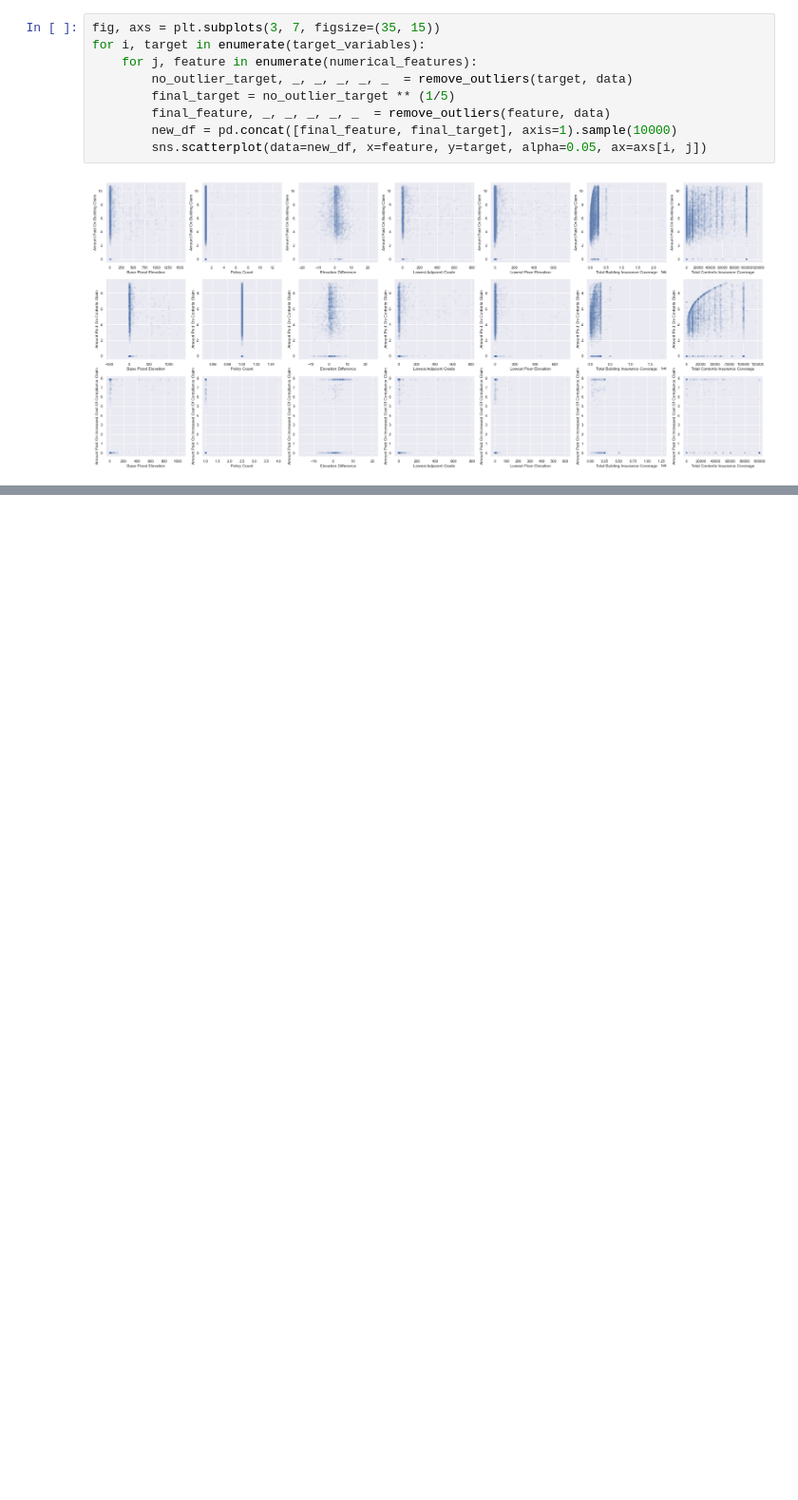
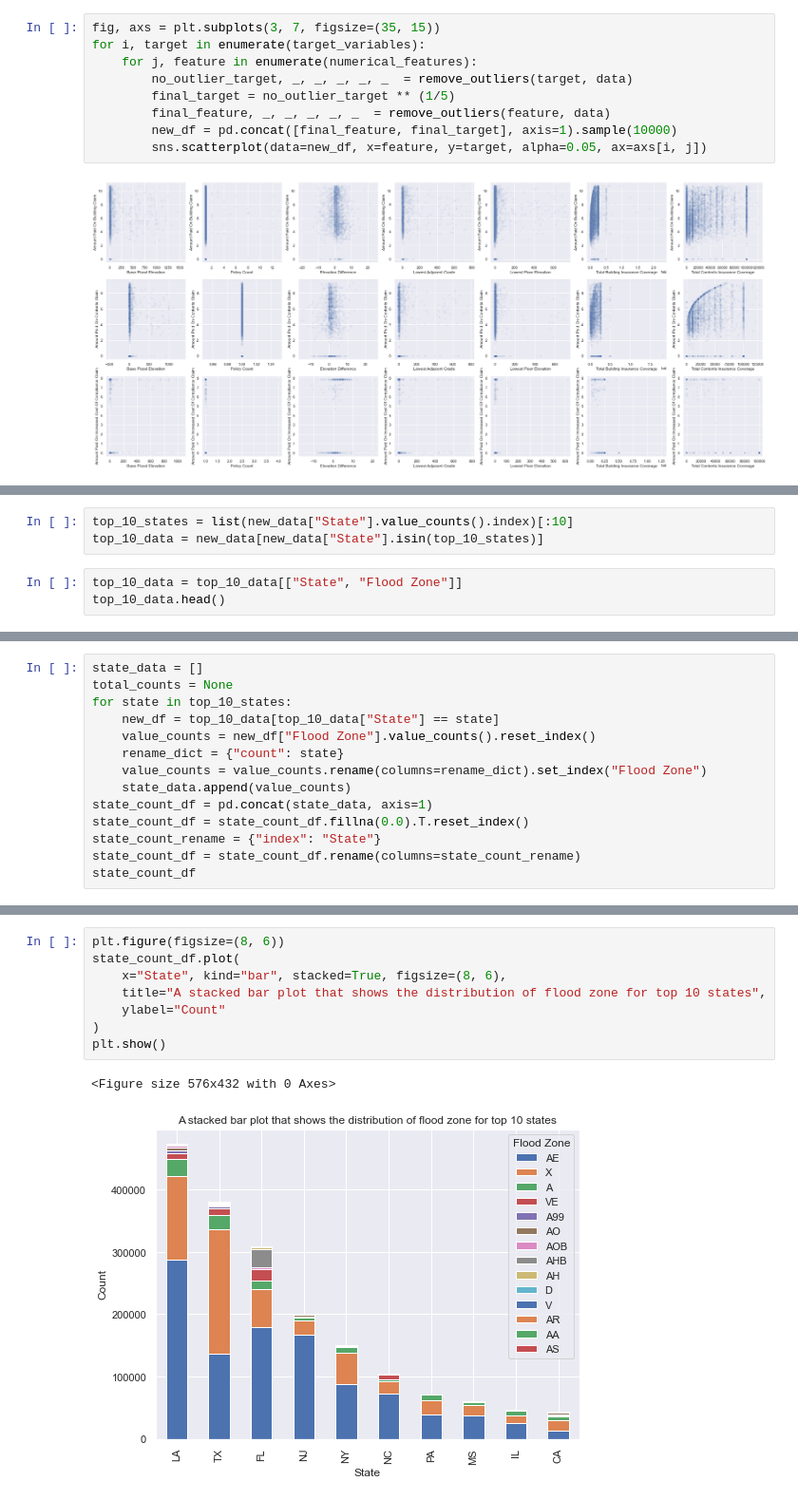
Before and after one commit to hungryfire267/fema_nfip, a Jupyter notebook: fema_nfip.ipynb, the cells around one changed output, grey strips where cells are left out. Shown at 95% size. Saved outputs shown, nothing was run; the diff lists cells and outputs as text; blank space fills up the shorter version.

```diff
--- a/fema_nfip.ipynb
+++ b/fema_nfip.ipynb
@@ -857,0 +969,6 @@ for i, target in enumerate(target_variables):
+# %%
+top_10_states = list(new_data["State"].value_counts().index)[:10]
+top_10_data = new_data[new_data["State"].isin(top_10_states)]
+# %%
+top_10_data = top_10_data[["State", "Flood Zone"]]
+top_10_data.head()
@@ -857,0 +982,14 @@ for i, target in enumerate(target_variables):
+# %%
+state_data = []
+total_counts = None
+for state in top_10_states:
+    new_df = top_10_data[top_10_data["State"] == state]
+    value_counts = new_df["Flood Zone"].value_counts().reset_index()
+    rename_dict = {"count": state}
+    value_counts = value_counts.rename(columns=rename_dict).set_index("Flood Zone")
+    state_data.append(value_counts)
+state_count_df = pd.concat(state_data, axis=1)
+state_count_df = state_count_df.fillna(0.0).T.reset_index()
+state_count_rename = {"index": "State"}
+state_count_df = state_count_df.rename(columns=state_count_rename)
+state_count_df
@@ -857,0 +1008,11 @@ for i, target in enumerate(target_variables):
+# %%
+plt.figure(figsize=(8, 6))
+state_count_df.plot(
+    x="State", kind="bar", stacked=True, figsize=(8, 6),
+    title="A stacked bar plot that shows the distribution of flood zone for top 10 states",
+    ylabel="Count"
+)
+plt.show()
+# %% [output]
+<Figure size 576x432 with 0 Axes>
+[figure, added]
```
Also changed, not shown: parts of 44 cells of this notebook.
